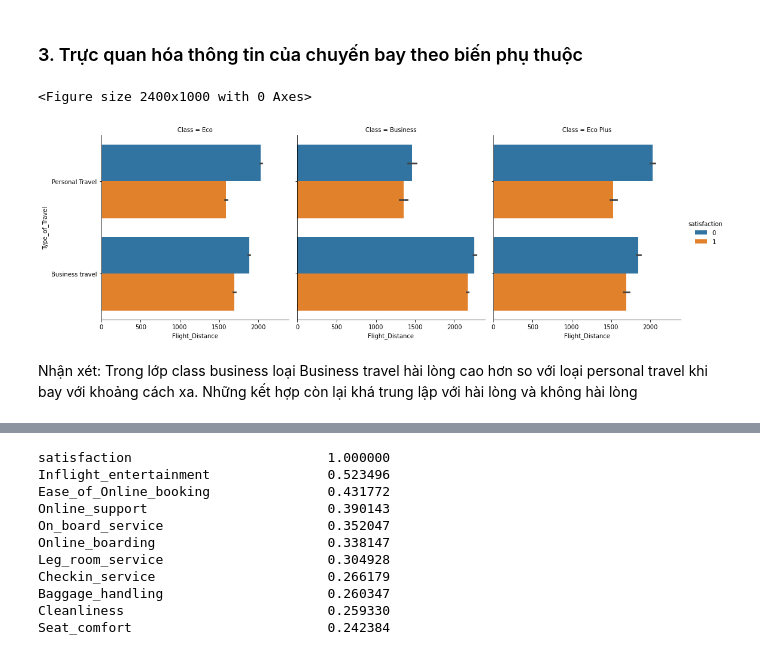
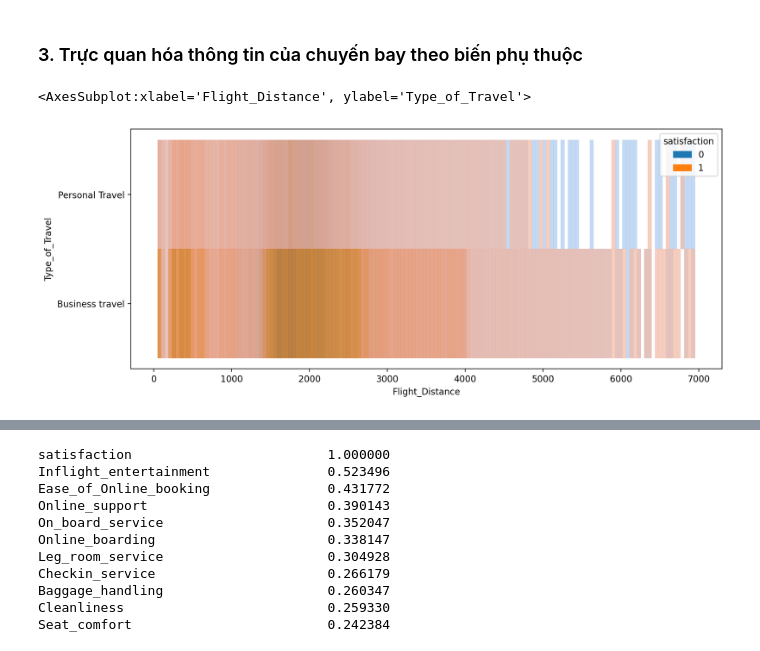
Before and after one commit to nguyen18720/Project_Airline_Satisfaction_Predict, a Jupyter notebook: Project_Datascience.ipynb, the cells around one changed output, grey strips where cells are left out. Cells and saved outputs as stored; diff of their text form; code cells hidden in the pictures.

```diff
--- a/Project_Datascience.ipynb
+++ b/Project_Datascience.ipynb
@@ -353,13 +353,8 @@ Look like an easygoing female like a male
 # %% [markdown]
 ### 3. Trực quan hóa thông tin của chuyến bay theo biến phụ thuộc
 # %%
-plt.figure(figsize= (12, 5), dpi= 200)
-sns.catplot(data= df, x= 'Flight_Distance', y= 'Type_of_Travel', hue= 'satisfaction', col= 'Class', kind= 'bar')
-plt.show();
+plt.figure(figsize= (12, 5), dpi = 200)
+sns.histplot(data= df, x= 'Flight_Distance', y= 'Type_of_Travel', hue= 'satisfaction', alpha = 0.7)
 # %% [output]
-<Figure size 2400x1000 with 0 Axes>
+<AxesSubplot:xlabel='Flight_Distance', ylabel='Type_of_Travel'>
-[figure, old version]
+[figure, new version]
-# %% [markdown]
-Nhận xét:
-    Trong lớp class business loại Business travel hài lòng cao hơn so với loại personal travel khi bay với khoảng cách xa.
-     Những kết hợp còn lại khá trung lập với hài lòng và không hài lòng
```
Also changed, not shown: parts of 16 cells of this notebook.
